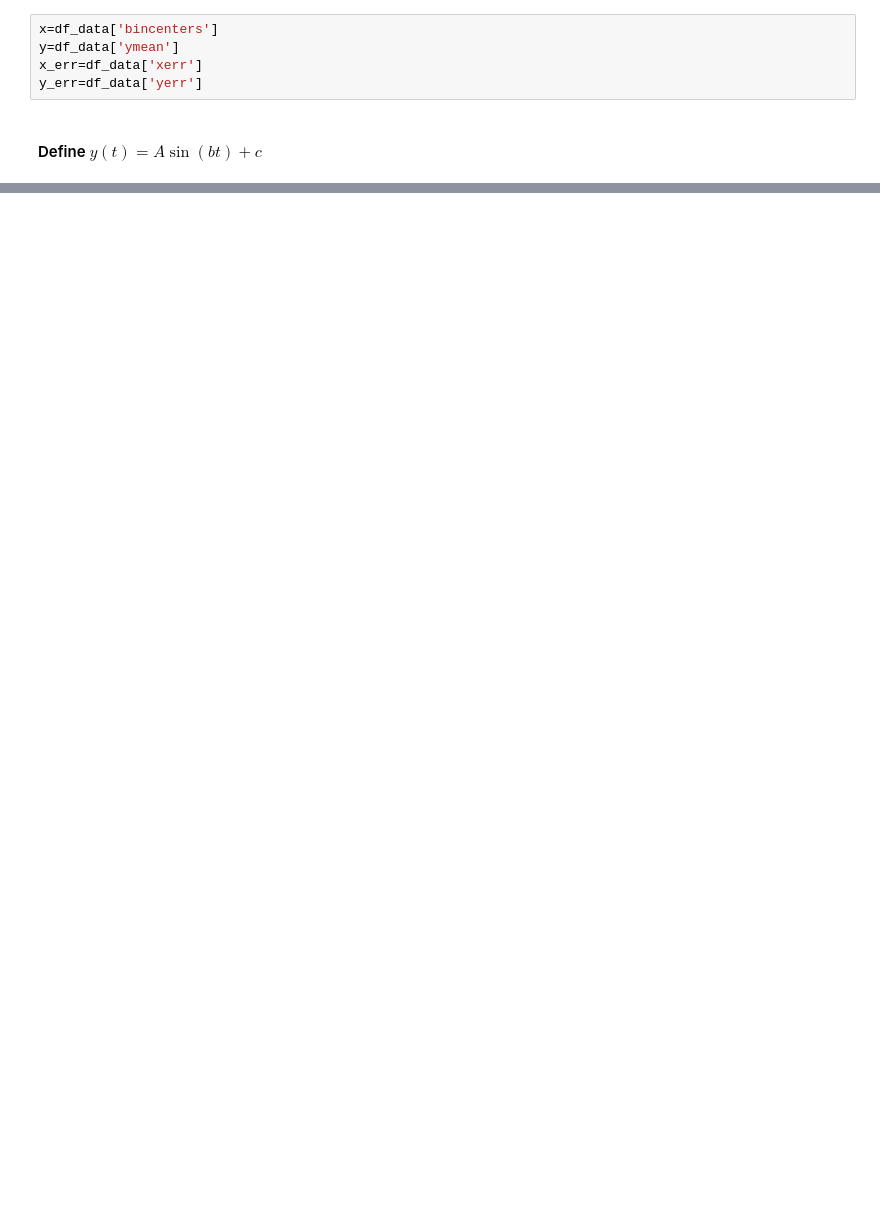
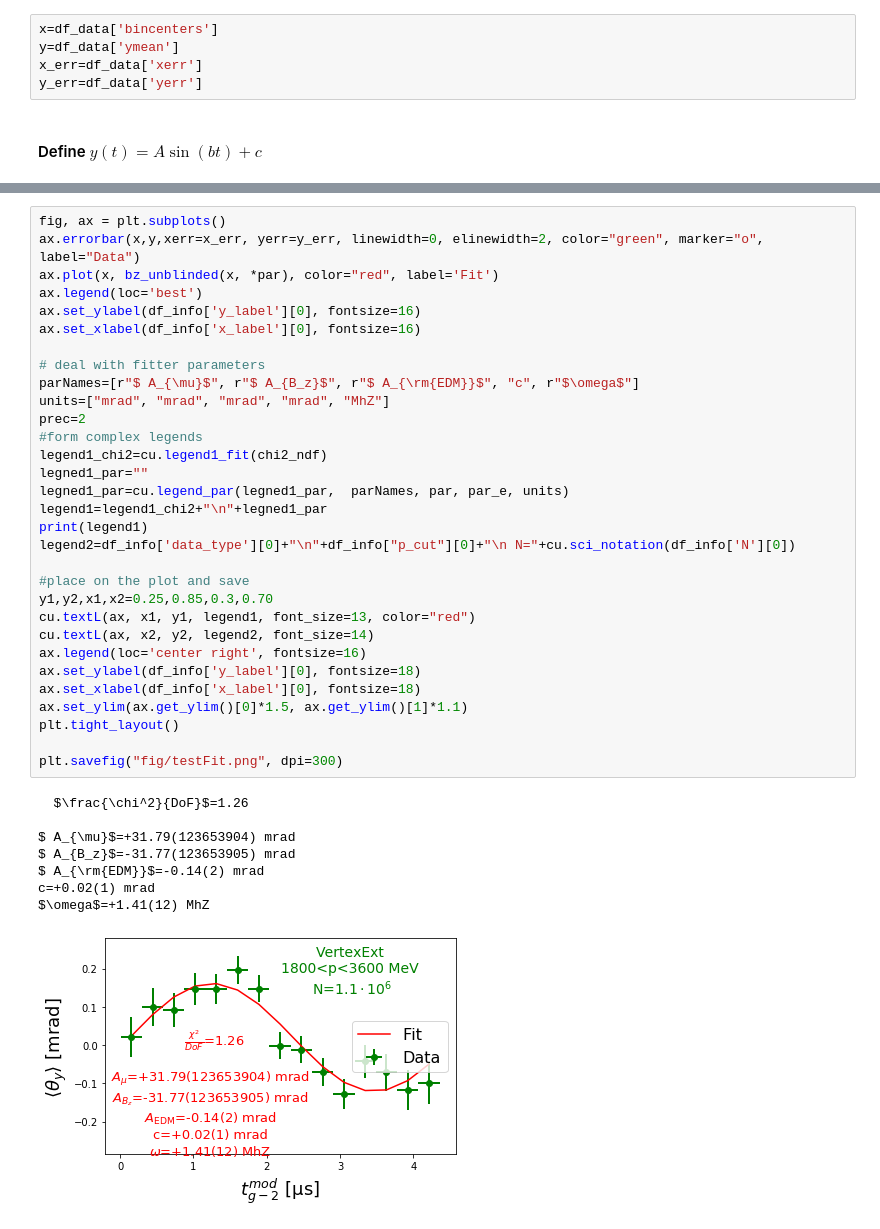
Before and after one commit to glukicov/EDMTracking, a Jupyter notebook: SimpleEDMFits_largeEDM_simulation.ipynb, the cells around one changed output, grey strips where cells are left out. Saved outputs shown, nothing was run; the diff lists cells and outputs as text; blank space fills up the shorter version.

```diff
--- a/SimpleEDMFits_largeEDM_simulation.ipynb
+++ b/SimpleEDMFits_largeEDM_simulation.ipynb
@@ -148,0 +220,40 @@ chi2_n= 1.082169212151882
+# %%
+fig, ax = plt.subplots()
+ax.errorbar(x,y,xerr=x_err, yerr=y_err, linewidth=0, elinewidth=2, color="green", marker="o", label="Data")
+ax.plot(x, bz_unblinded(x, *par), color="red", label='Fit')
+ax.legend(loc='best')
+ax.set_ylabel(df_info['y_label'][0], fontsize=16)
+ax.set_xlabel(df_info['x_label'][0], fontsize=16)
+
+# deal with fitter parameters
+parNames=[r"$ A_{\mu}$", r"$ A_{B_z}$", r"$ A_{\rm{EDM}}$", "c", r"$\omega$"]
+units=["mrad", "mrad", "mrad", "mrad", "MhZ"]
+prec=2
+#form complex legends
+legend1_chi2=cu.legend1_fit(chi2_ndf)
+legned1_par=""
+legned1_par=cu.legend_par(legned1_par,  parNames, par, par_e, units)
+legend1=legend1_chi2+"\n"+legned1_par
+print(legend1)
+legend2=df_info['data_type'][0]+"\n"+df_info["p_cut"][0]+"\n N="+cu.sci_notation(df_info['N'][0])
+
+#place on the plot and save
+y1,y2,x1,x2=0.25,0.85,0.3,0.70
+cu.textL(ax, x1, y1, legend1, font_size=13, color="red")
+cu.textL(ax, x2, y2, legend2, font_size=14)
+ax.legend(loc='center right', fontsize=16)
+ax.set_ylabel(df_info['y_label'][0], fontsize=18)
+ax.set_xlabel(df_info['x_label'][0], fontsize=18)
+ax.set_ylim(ax.get_ylim()[0]*1.5, ax.get_ylim()[1]*1.1)
+plt.tight_layout()
+
+plt.savefig("fig/testFit.png", dpi=300)
+# %% [output]
+  $\frac{\chi^2}{DoF}$=1.26
+
+$ A_{\mu}$=+31.79(123653904) mrad
+$ A_{B_z}$=-31.77(123653905) mrad
+$ A_{\rm{EDM}}$=-0.14(2) mrad
+c=+0.02(1) mrad
+$\omega$=+1.41(12) MhZ
+[figure, added]
```
Also changed, not shown: parts of 11 cells of this notebook, 2 other files.
